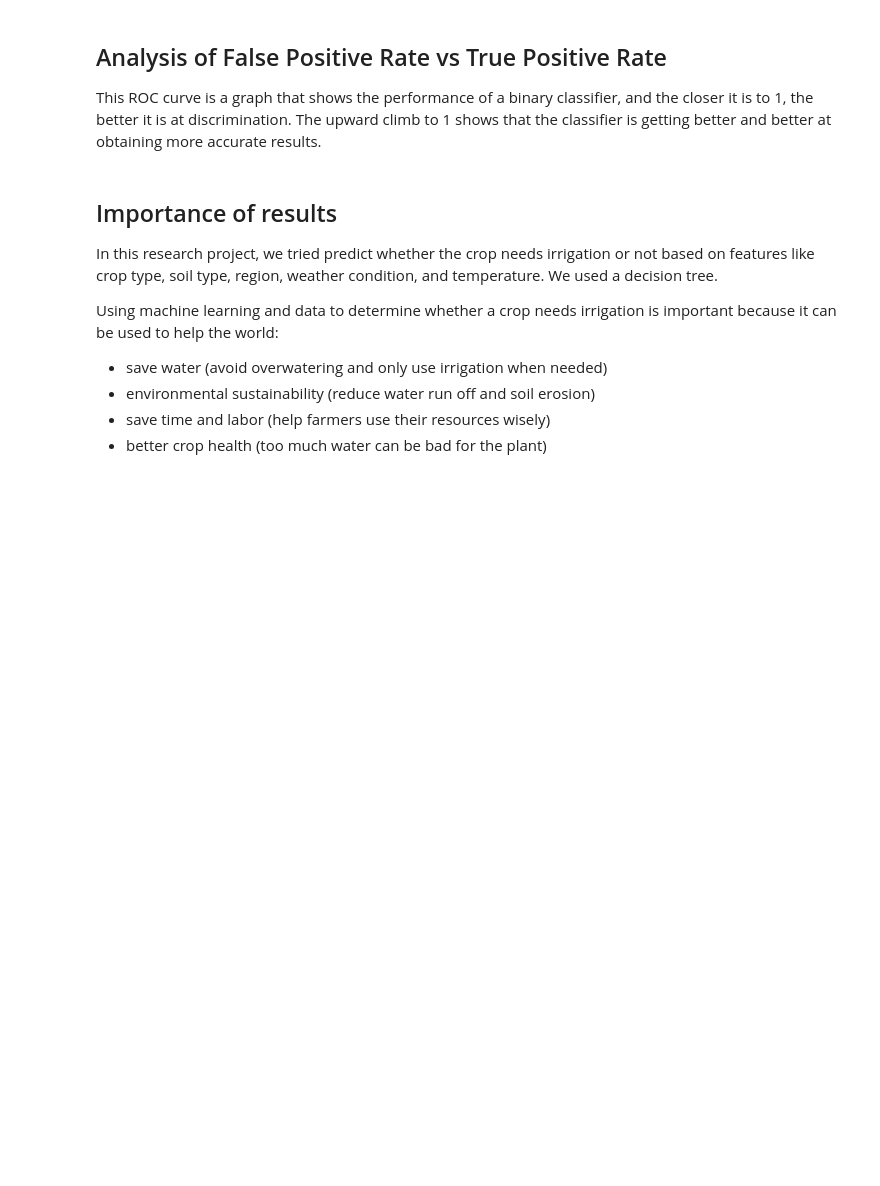
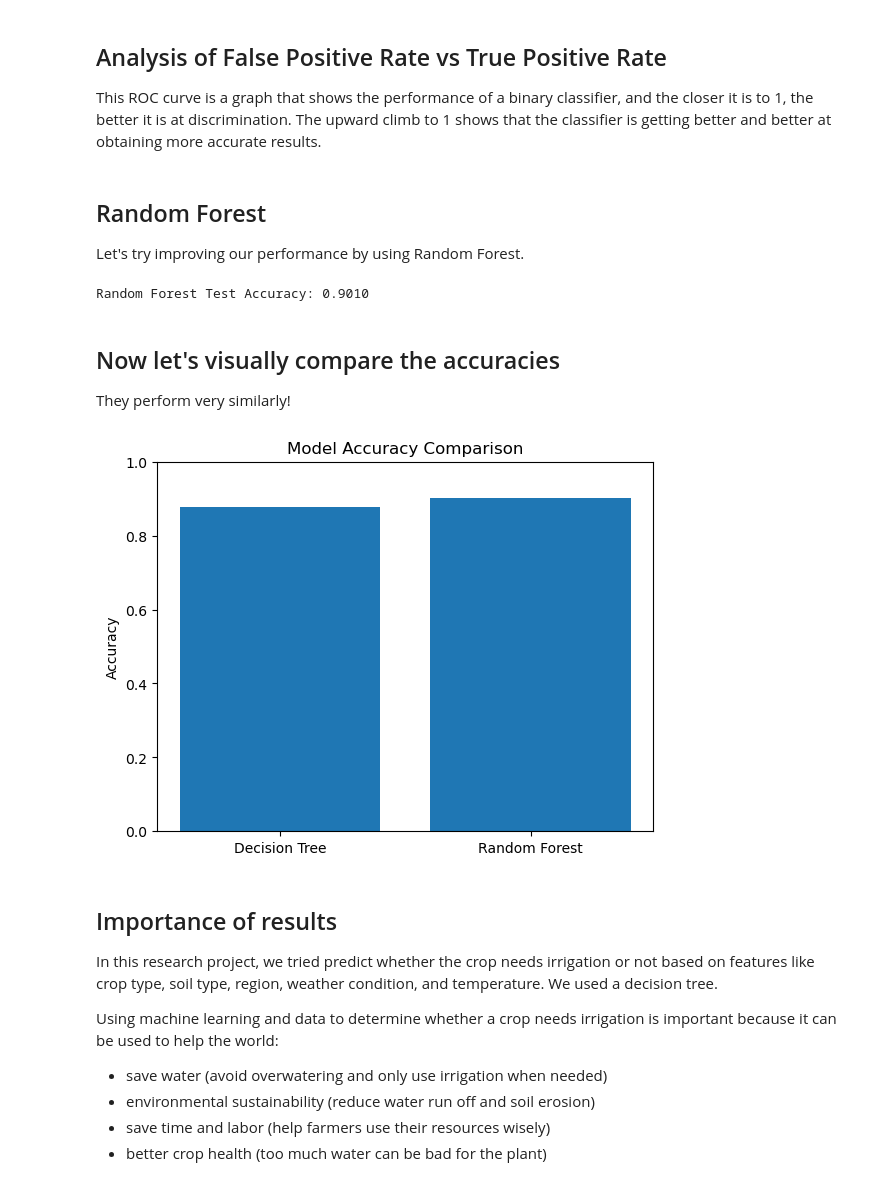
Before and after one commit to megaminding/machine_learning_research, a Jupyter notebook: posts/Environmental Machine Learning Project/index.ipynb, the cells around one changed output. Cells and saved outputs as stored; diff of their text form; code cells hidden in the pictures; blank space fills up the shorter version.

```diff
--- a/posts/Environmental Machine Learning Project/index.ipynb
+++ b/posts/Environmental Machine Learning Project/index.ipynb
@@ -1461,6 +1461,35 @@ plt.show()
 # %% [markdown]
 ## Analysis of False Positive Rate vs True Positive Rate
 This ROC curve is a graph that shows the performance of a binary classifier, and the closer it is to 1, the better it is at discrimination. The upward climb to 1 shows that the classifier is getting better and better at obtaining more accurate results.
+# %% [markdown]
+## Random Forest
+Let's try improving our performance by using Random Forest.
+# %%
+from sklearn.ensemble import RandomForestClassifier
+
+rf_clf = RandomForestClassifier(n_estimators=100, max_depth=7, random_state=42)
+rf_clf.fit(X_train, y_train)
+rf_pred = rf_clf.predict(X_test)
+
+print(f"Random Forest Test Accuracy: {accuracy_score(y_test, rf_pred):.4f}")
+# %% [output]
+Random Forest Test Accuracy: 0.9010
+# %% [markdown]
+## Now let's visually compare the accuracies
+They perform very similarly!
+# %%
+accuracies = {
+    'Decision Tree': accuracy_score(y_test, y_pred),
+    'Random Forest': accuracy_score(y_test, rf_pred)
+}
+
+plt.bar(accuracies.keys(), accuracies.values())
+plt.ylim(0, 1)
+plt.ylabel('Accuracy')
+plt.title('Model Accuracy Comparison')
+plt.show()
+# %% [output]
+[figure, added]
 # %% [markdown]
 ## Importance of results
 In this research project, we tried predict whether the crop needs irrigation or not based on features like crop type, soil type, region, weather condition, and temperature. We used a decision tree.
```
Also changed, not shown: 5 other files.
